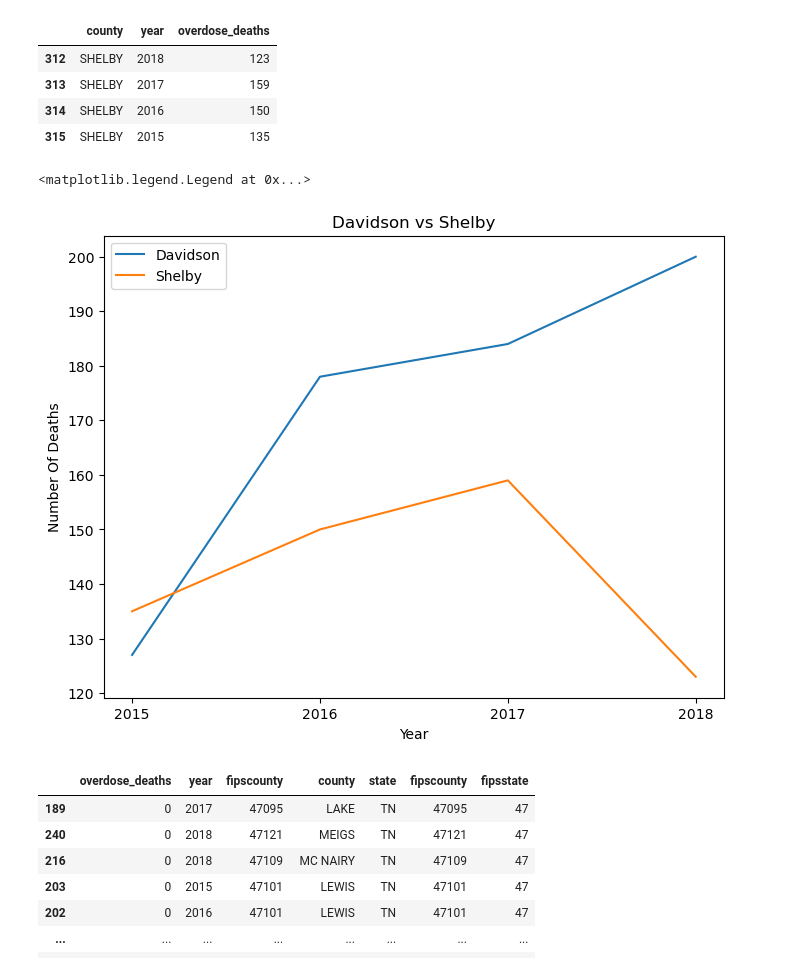
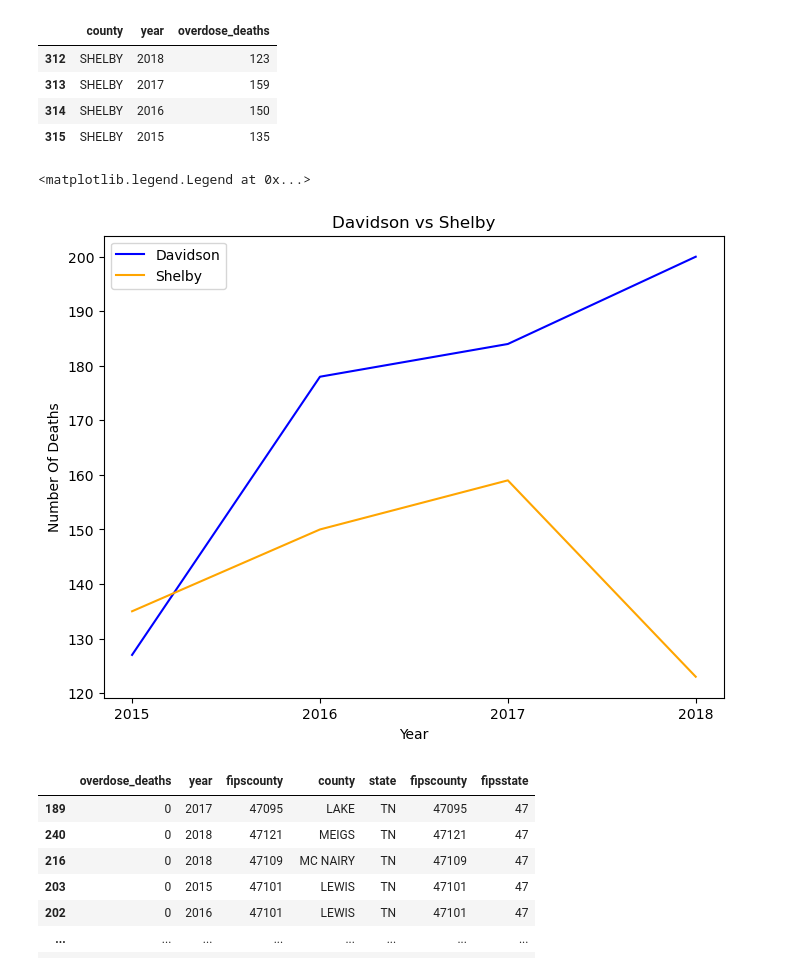
Before and after one commit to NSS-Full-Time-Data-Analytics-14/prescription-drugs-python-snickers, a Jupyter notebook: notebooks/prescription_drugs_lg.ipynb, the cells around one changed output. Saved outputs shown, nothing was run; the diff lists cells and outputs as text; code cells hidden in the pictures.

```diff
--- a/notebooks/prescription_drugs_lg.ipynb
+++ b/notebooks/prescription_drugs_lg.ipynb
@@ -84,15 +84,15 @@ shelby
 # %%
 plt.figure(figsize=(8,6))
 plt.xticks(davidson['year'].astype(int))
-plt.plot(davidson['year'],davidson['overdose_deaths'])
-plt.plot(shelby['year'],shelby['overdose_deaths'])
+plt.plot(davidson['year'],davidson['overdose_deaths'], color='blue')
+plt.plot(shelby['year'],shelby['overdose_deaths'], color='orange')
 plt.title('Davidson vs Shelby')
 plt.xlabel('Year')
 plt.ylabel('Number Of Deaths')
 plt.legend(['Davidson', 'Shelby'])
 # %% [output]
 <matplotlib.legend.Legend at 0x...>
-[figure, old version]
+[figure, new version]
 # %%
 question_1.sort_values(by=['overdose_deaths'])
 # %% [output]
```
Also changed, not shown: parts of 10 cells of this notebook.
